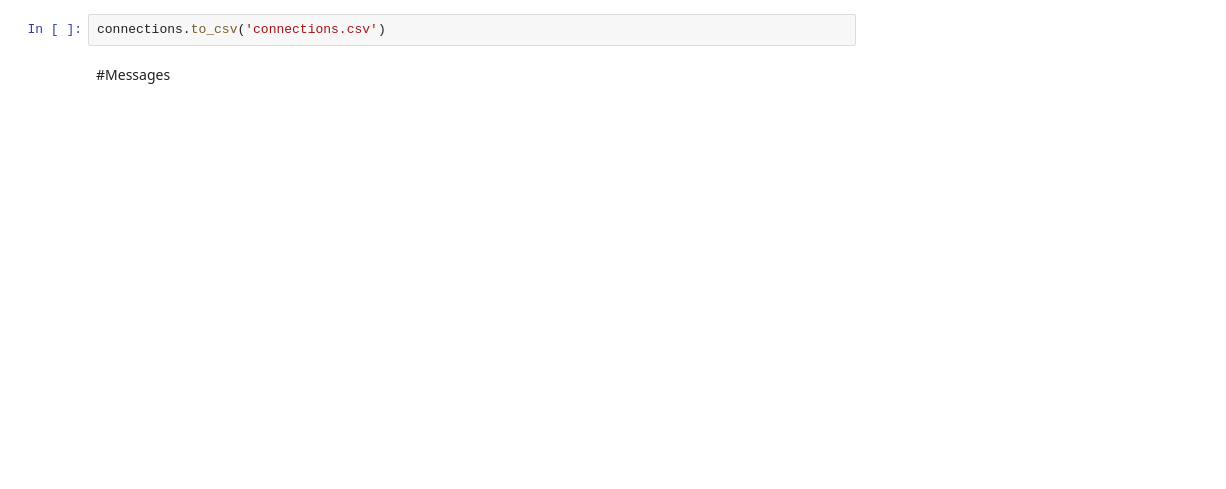
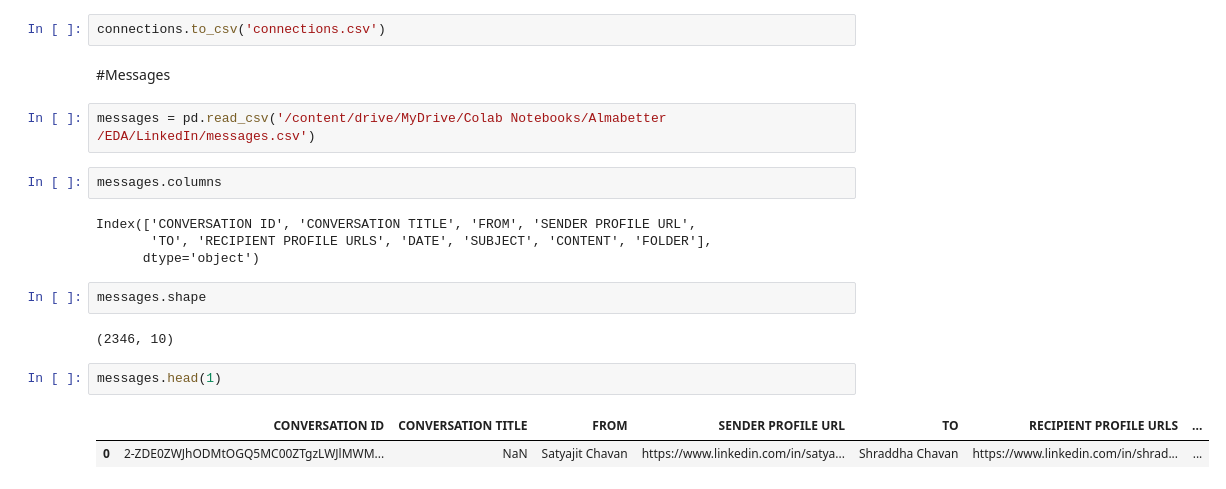
Before and after one commit to sr606/LinkedIn-Data-Mining-Analysis, a Jupyter notebook: LinkedIn_Data_Mining_Analyzing.ipynb, the cells around one changed output. Saved outputs shown, nothing was run; the diff lists cells and outputs as text; blank space fills up the shorter version.

```diff
--- a/LinkedIn_Data_Mining_Analyzing.ipynb
+++ b/LinkedIn_Data_Mining_Analyzing.ipynb
@@ -355,3 +359,20 @@ connections
 connections.to_csv('connections.csv')
 # %% [markdown]
 #Messages
+# %%
+messages = pd.read_csv('/content/drive/MyDrive/Colab Notebooks/Almabetter /EDA/LinkedIn/messages.csv')
+# %%
+messages.columns
+# %% [output]
+Index(['CONVERSATION ID', 'CONVERSATION TITLE', 'FROM', 'SENDER PROFILE URL',
+       'TO', 'RECIPIENT PROFILE URLS', 'DATE', 'SUBJECT', 'CONTENT', 'FOLDER'],
+      dtype='object')
+# %%
+messages.shape
+# %% [output]
+(2346, 10)
+# %%
+messages.head(1)
+# %% [output]
+|  | CONVERSATION ID | CONVERSATION TITLE | FROM | SENDER PROFILE URL | TO | RECIPIENT PROFILE URLS | ... |
+| 0 | 2-ZDE0ZWJhODMtOGQ5MC00ZTgzLWJlMWM... | NaN | Satyajit Chavan | https://www.linkedin.com/in/satya... | Shraddha Chavan | https://www.linkedin.com/in/shrad... | ... |
```
Also changed, not shown: parts of 9 cells of this notebook.
